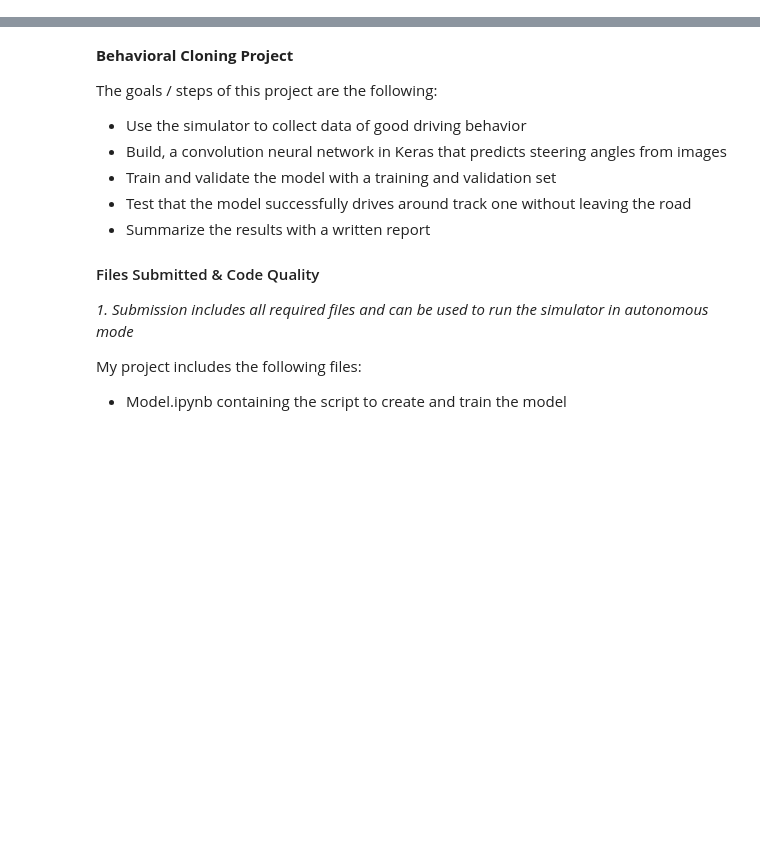
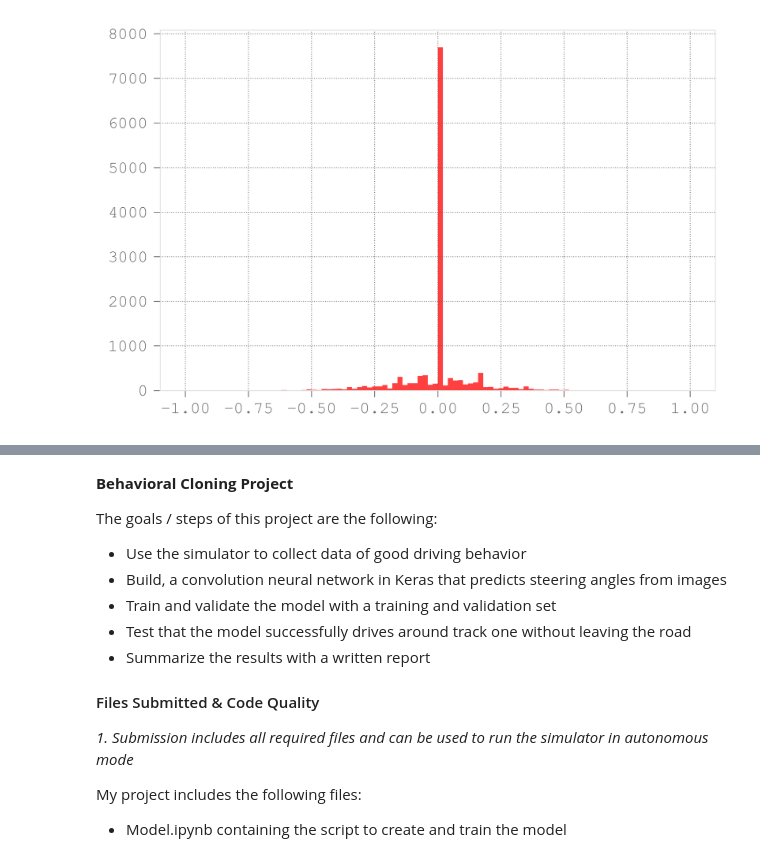
Before and after one commit to ebbaabbe/CarND-Behavioral-Cloning-P3, a Jupyter notebook: Model.ipynb, the cells around one changed output, grey strips where cells are left out. Cells and saved outputs as stored; diff of their text form; code cells hidden in the pictures; blank space fills up the shorter version.

```diff
--- a/Model.ipynb
+++ b/Model.ipynb
@@ -87,3 +88,9 @@ for i in range(24):
+# %%
+# Check training set angles
+plt.figure()
+plt.hist(y_train, bins=100, facecolor='r', alpha=0.75);
+# %% [output]
+[figure, added]
 # %%
 # Check training set angles
 plt.figure(figsize=(12, 4))
```
Also changed, not shown: parts of 7 cells of this notebook.
